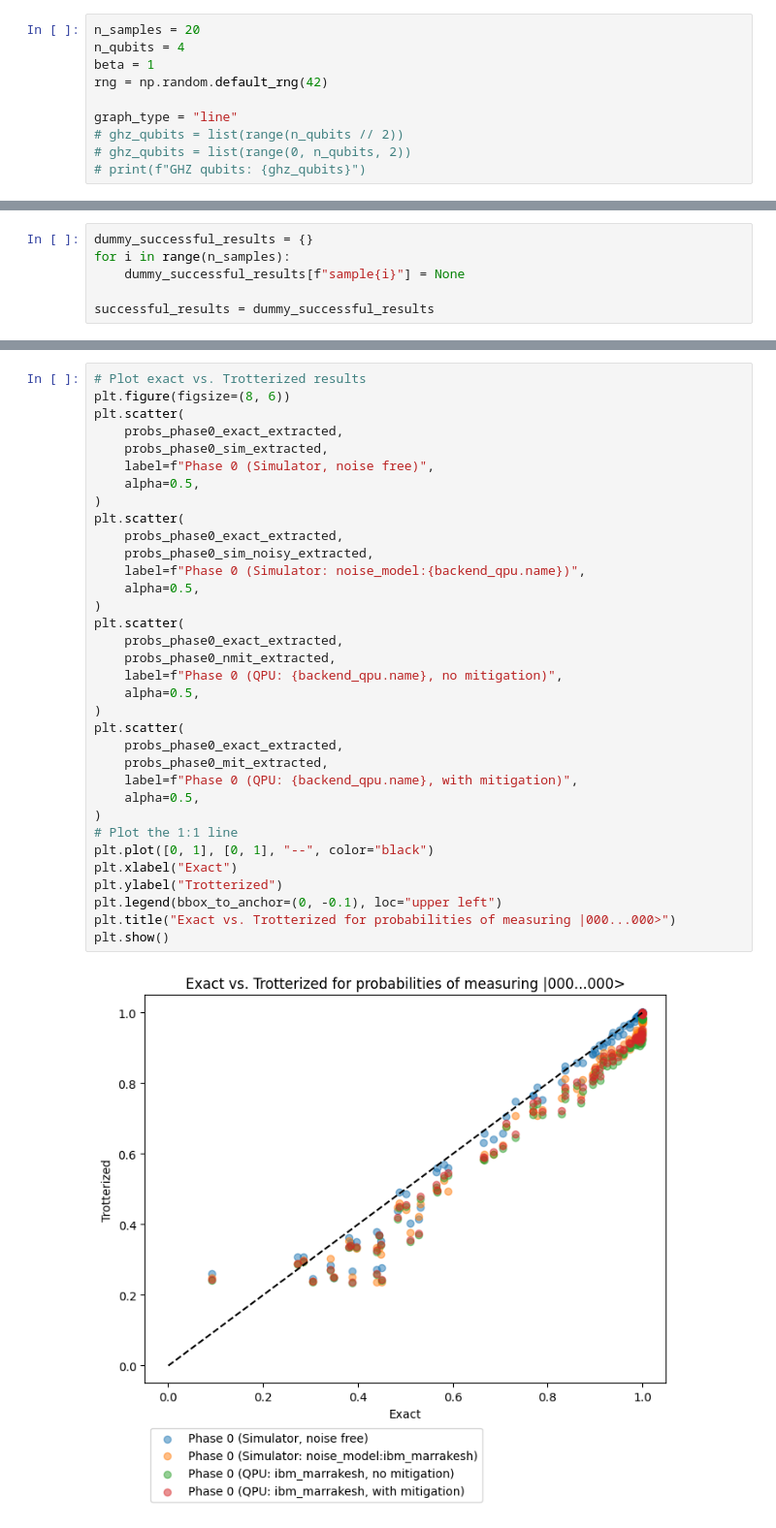
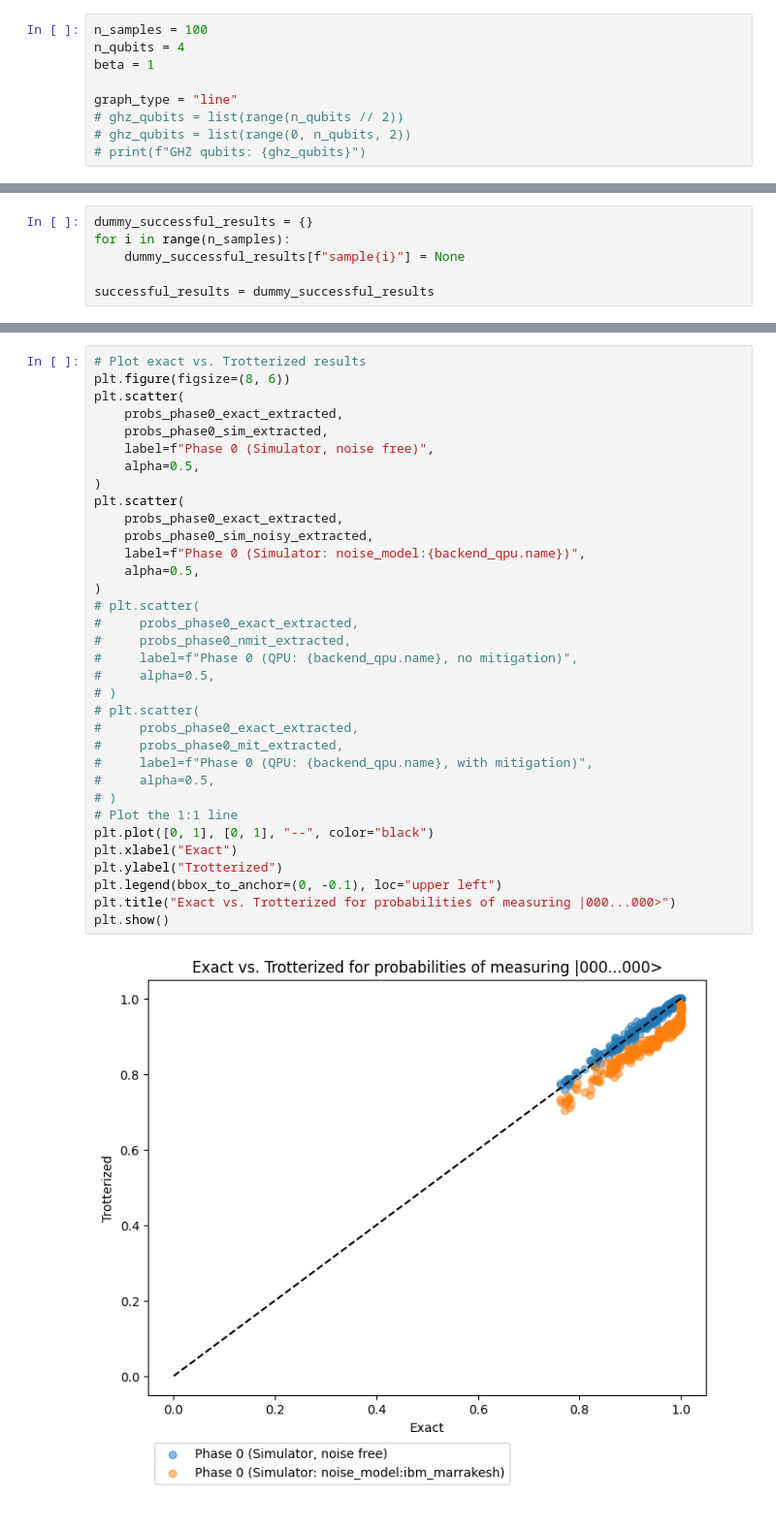
Before and after one commit to YutoMorohoshi/fourier_learning_ibm, a Jupyter notebook: data_generate.ipynb, the cells around one changed output, grey strips where cells are left out. Shown: that part at 97% size. Drawn from its saved outputs; the diff is of its cells as text.

```diff
--- a/data_generate.ipynb
+++ b/data_generate.ipynb
@@ -58,10 +65,9 @@ Using backend noisy simulator: AerSimulator('aer_simulator'
 # %% [markdown]
 # データセット作成 $\exp(-\beta H)$
 # %%
-n_samples = 20
+n_samples = 100
 n_qubits = 4
 beta = 1
-rng = np.random.default_rng(42)
 
 graph_type = "line"
 # ghz_qubits = list(range(n_qubits // 2))
@@ -1344,39 +1272,39 @@ probs_phase3_mit_extracted = extract_probs(probs_phase3_mit, successful_results.
 # %%
 # Plot exact vs. Trotterized results
 plt.figure(figsize=(8, 6))
 plt.scatter(
     probs_phase0_exact_extracted,
     probs_phase0_sim_extracted,
     label=f"Phase 0 (Simulator, noise free)",
     alpha=0.5,
 )
 plt.scatter(
     probs_phase0_exact_extracted,
     probs_phase0_sim_noisy_extracted,
     label=f"Phase 0 (Simulator: noise_model:{backend_qpu.name})",
     alpha=0.5,
 )
-plt.scatter(
-    probs_phase0_exact_extracted,
-    probs_phase0_nmit_extracted,
-    label=f"Phase 0 (QPU: {backend_qpu.name}, no mitigation)",
-    alpha=0.5,
-)
-plt.scatter(
-    probs_phase0_exact_extracted,
-    probs_phase0_mit_extracted,
-    label=f"Phase 0 (QPU: {backend_qpu.name}, with mitigation)",
-    alpha=0.5,
-)
+# plt.scatter(
+#     probs_phase0_exact_extracted,
+#     probs_phase0_nmit_extracted,
+#     label=f"Phase 0 (QPU: {backend_qpu.name}, no mitigation)",
+#     alpha=0.5,
+# )
+# plt.scatter(
+#     probs_phase0_exact_extracted,
+#     probs_phase0_mit_extracted,
+#     label=f"Phase 0 (QPU: {backend_qpu.name}, with mitigation)",
+#     alpha=0.5,
+# )
 # Plot the 1:1 line
 plt.plot([0, 1], [0, 1], "--", color="black")
 plt.xlabel("Exact")
 plt.ylabel("Trotterized")
 plt.legend(bbox_to_anchor=(0, -0.1), loc="upper left")
 plt.title("Exact vs. Trotterized for probabilities of measuring |000...000>")
 plt.show()
 # %% [output]
-[figure, old version]
+[figure, new version]
 # %%
 plt.scatter(
     probs_phase1_exact_extracted,
```
Also changed, not shown: parts of 35 cells of this notebook, 25 other files.
